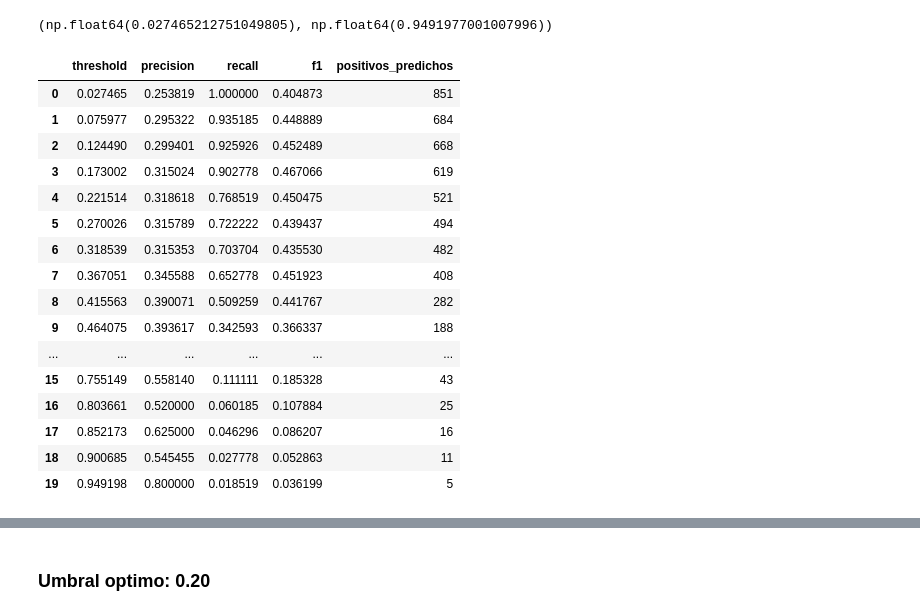
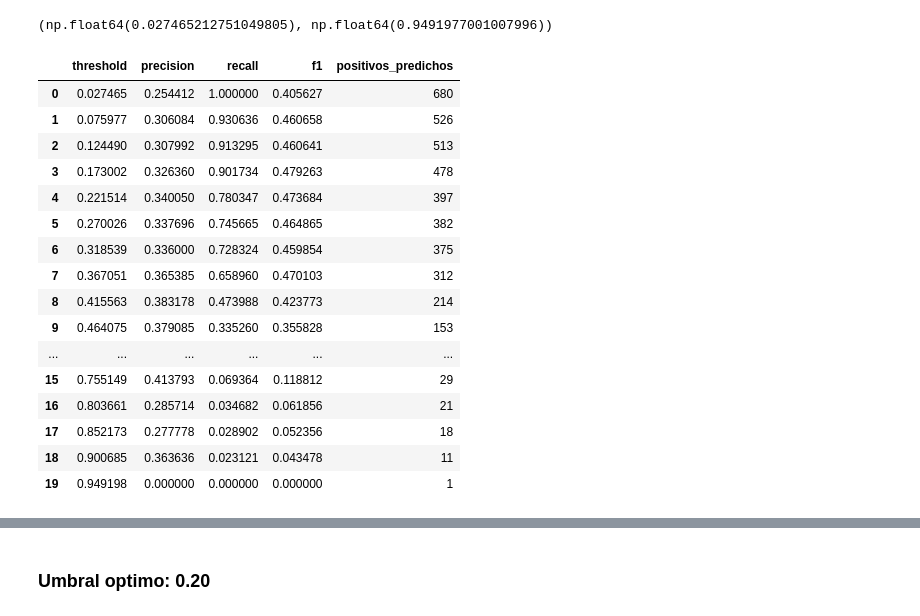
Before and after one commit to GuilleLondero/churn_insight_hackathon, a Jupyter notebook: data_science/notebooks/optimizacion_modelos.ipynb, the cells around one changed output, grey strips where cells are left out. Saved outputs shown, nothing was run; the diff lists cells and outputs as text; code cells hidden in the pictures.

```diff
--- a/data_science/notebooks/optimizacion_modelos.ipynb
+++ b/data_science/notebooks/optimizacion_modelos.ipynb
@@ -590,5 +591,5 @@ df_thresholds
 # %%
-thresholds = np.arange(0.2, 0.4, 0.01)
+thresholds = np.arange(0.2, 0.6, 0.01)
 
 rows = []
 
@@ -597,9 +598,9 @@ for t in thresholds:
 
     rows.append({
         "threshold": t,
-        "precision": precision_score(y_test, y_pred, zero_division=0),
-        "recall": recall_score(y_test, y_pred),
-        "f1": f1_score(y_test, y_pred),
+        "precision": precision_score(y_val, y_pred, zero_division=0),
+        "recall": recall_score(y_val, y_pred),
+        "f1": f1_score(y_val, y_pred),
         "positivos_predichos": y_pred.sum()
     })
 
@@ -821,7 +822,7 @@ plt.show()
 # %% [markdown]
 ## Eligiendo el umbral optimo
 # %%
-y_proba = best_lr_no_smote.predict_proba(X_test_normalize)[:, 1]
+y_proba = best_lr_no_smote.predict_proba(X_val_normalize)[:, 1]
 # %%
 y_proba.min(), y_proba.max()
 # %% [output]
@@ -836,9 +837,9 @@ for t in thresholds:
 
     rows.append({
         "threshold": t,
-        "precision": precision_score(y_test, y_pred, zero_division=0),
-        "recall": recall_score(y_test, y_pred),
-        "f1": f1_score(y_test, y_pred),
+        "precision": precision_score(y_val, y_pred, zero_division=0),
+        "recall": recall_score(y_val, y_pred),
+        "f1": f1_score(y_val, y_pred),
         "positivos_predichos": y_pred.sum()
     })
 
@@ -883,7 +884,7 @@ CalibratedClassifierCV(cv=5,
                                                     random_state=82,
                                                     solver='liblinear'))
 # %%
-y_proba_cal = lr_calibrado_no_smote.predict_proba(X_test)[:, 1]
+y_proba_cal = lr_calibrado_no_smote.predict_proba(X_val)[:, 1]
 # %%
 y_proba_cal.min(), y_proba_cal.max()
 # %% [output]
@@ -891,39 +892,39 @@ y_proba_cal.min(), y_proba_cal.max()
 # %%
 thresholds = np.linspace(y_proba_cal.min(), y_proba_cal.max(), 20)
 
 rows = []
 
 for t in thresholds:
     y_pred = (y_proba_cal >= t).astype(int)
 
     rows.append({
         "threshold": t,
-        "precision": precision_score(y_test, y_pred, zero_division=0),
-        "recall": recall_score(y_test, y_pred),
-        "f1": f1_score(y_test, y_pred),
+        "precision": precision_score(y_val, y_pred, zero_division=0),
+        "recall": recall_score(y_val, y_pred),
+        "f1": f1_score(y_val, y_pred),
         "positivos_predichos": y_pred.sum()
     })
 
 df_thresholds = pd.DataFrame(rows)
 df_thresholds
 # %% [output]
 |  | threshold | precision | recall | f1 | positivos_predichos |
-| 0 | 0.027465 | 0.253819 | 1.000000 | 0.404873 | 851 |
-| 1 | 0.075977 | 0.295322 | 0.935185 | 0.448889 | 684 |
-| 2 | 0.124490 | 0.299401 | 0.925926 | 0.452489 | 668 |
-| 3 | 0.173002 | 0.315024 | 0.902778 | 0.467066 | 619 |
-| 4 | 0.221514 | 0.318618 | 0.768519 | 0.450475 | 521 |
-| 5 | 0.270026 | 0.315789 | 0.722222 | 0.439437 | 494 |
-| 6 | 0.318539 | 0.315353 | 0.703704 | 0.435530 | 482 |
-| 7 | 0.367051 | 0.345588 | 0.652778 | 0.451923 | 408 |
-| 8 | 0.415563 | 0.390071 | 0.509259 | 0.441767 | 282 |
-| 9 | 0.464075 | 0.393617 | 0.342593 | 0.366337 | 188 |
+| 0 | 0.027465 | 0.254412 | 1.000000 | 0.405627 | 680 |
+| 1 | 0.075977 | 0.306084 | 0.930636 | 0.460658 | 526 |
+| 2 | 0.124490 | 0.307992 | 0.913295 | 0.460641 | 513 |
+| 3 | 0.173002 | 0.326360 | 0.901734 | 0.479263 | 478 |
+| 4 | 0.221514 | 0.340050 | 0.780347 | 0.473684 | 397 |
+| 5 | 0.270026 | 0.337696 | 0.745665 | 0.464865 | 382 |
+| 6 | 0.318539 | 0.336000 | 0.728324 | 0.459854 | 375 |
+| 7 | 0.367051 | 0.365385 | 0.658960 | 0.470103 | 312 |
+| 8 | 0.415563 | 0.383178 | 0.473988 | 0.423773 | 214 |
+| 9 | 0.464075 | 0.379085 | 0.335260 | 0.355828 | 153 |
 | ... | ... | ... | ... | ... | ... |
-| 15 | 0.755149 | 0.558140 | 0.111111 | 0.185328 | 43 |
-| 16 | 0.803661 | 0.520000 | 0.060185 | 0.107884 | 25 |
-| 17 | 0.852173 | 0.625000 | 0.046296 | 0.086207 | 16 |
-| 18 | 0.900685 | 0.545455 | 0.027778 | 0.052863 | 11 |
-| 19 | 0.949198 | 0.800000 | 0.018519 | 0.036199 | 5 |
+| 15 | 0.755149 | 0.413793 | 0.069364 | 0.118812 | 29 |
+| 16 | 0.803661 | 0.285714 | 0.034682 | 0.061856 | 21 |
+| 17 | 0.852173 | 0.277778 | 0.028902 | 0.052356 | 18 |
+| 18 | 0.900685 | 0.363636 | 0.023121 | 0.043478 | 11 |
+| 19 | 0.949198 | 0.000000 | 0.000000 | 0.000000 | 1 |
 # %%
 thresholds = np.arange(0.12, 0.3, 0.01)
 
```
Also changed, not shown: parts of 33 cells of this notebook.
